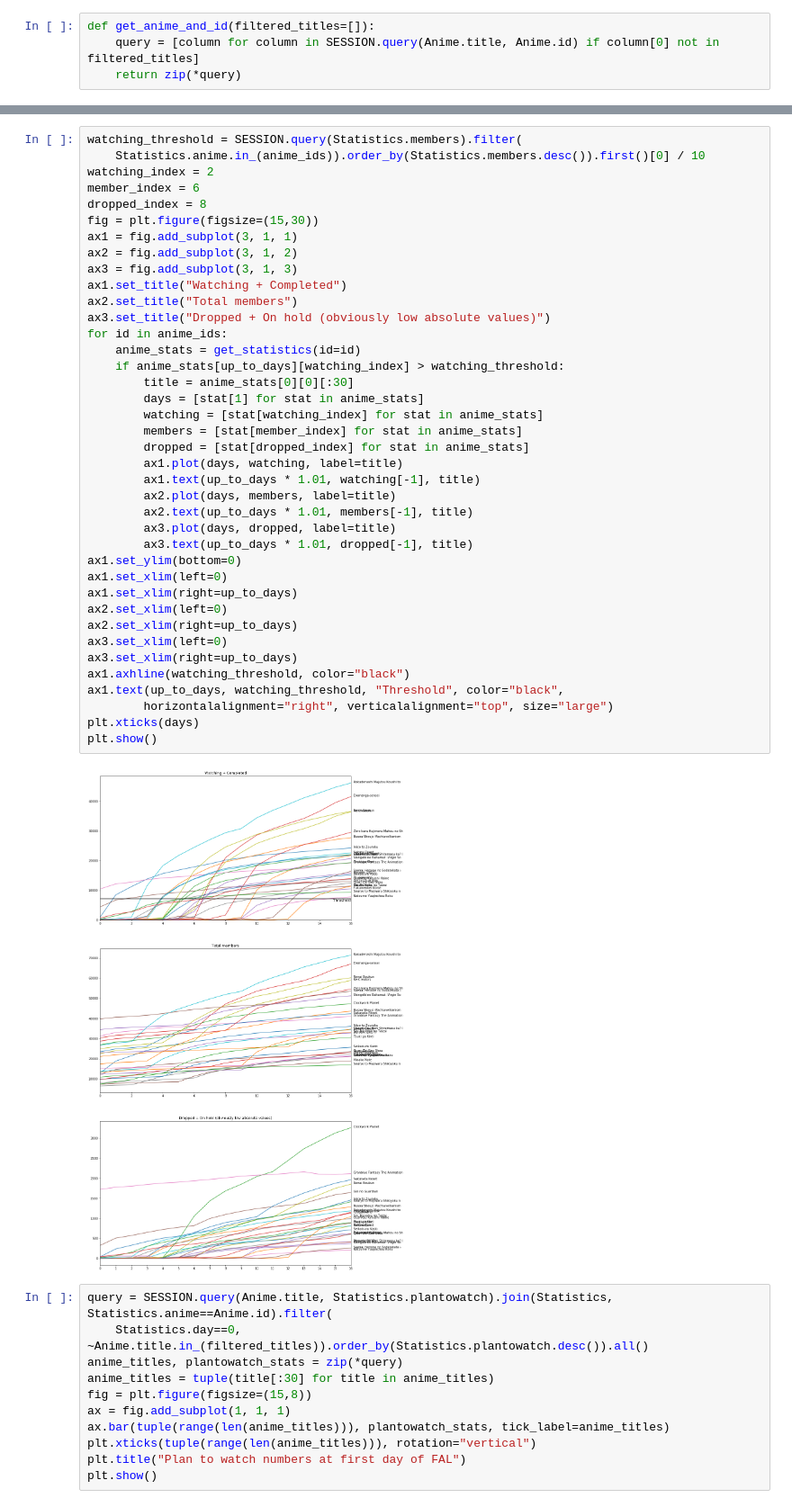
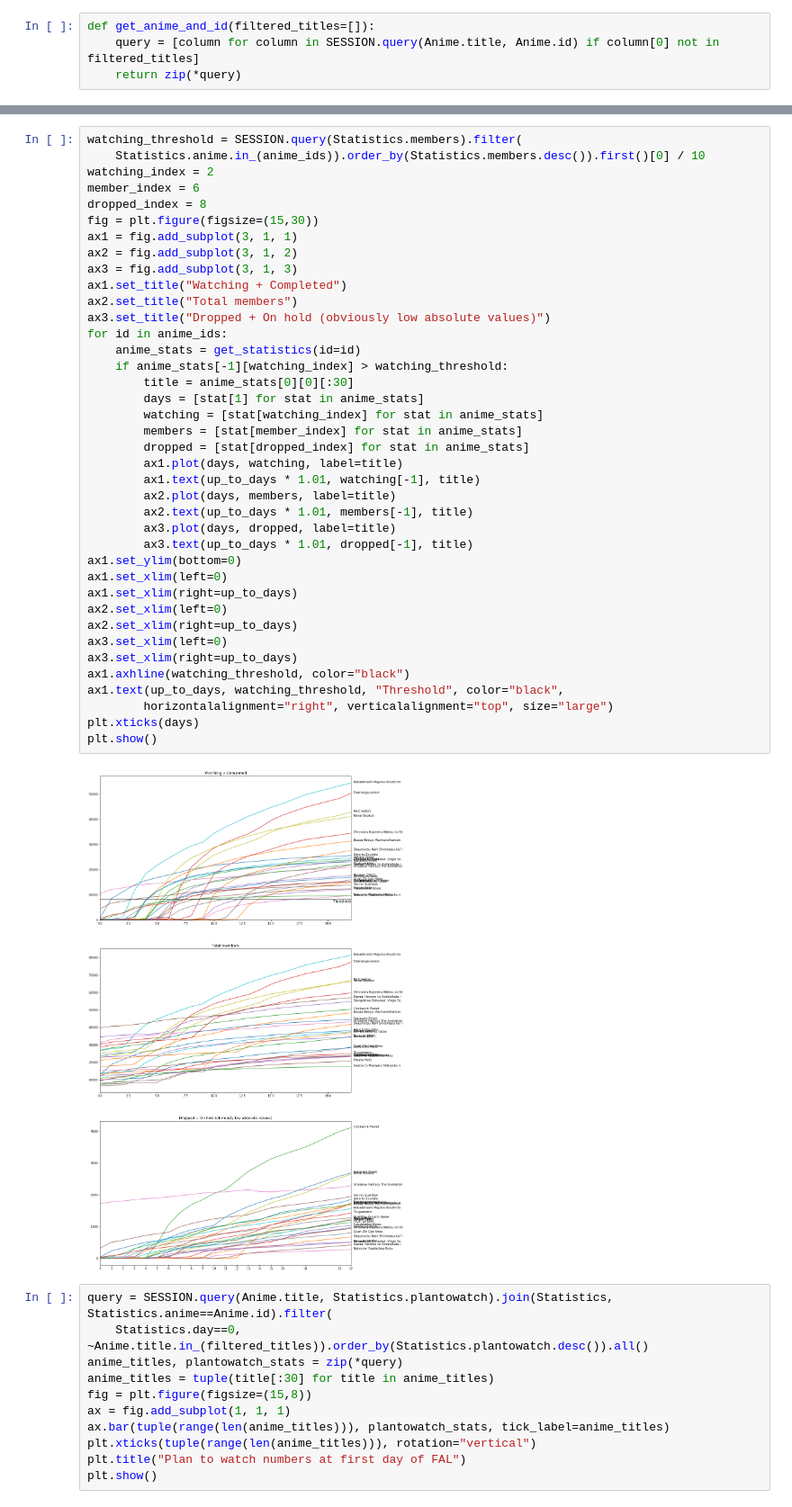
Before and after one commit to leyhline/falchooser, a Jupyter notebook: analysis.ipynb, the cells around one changed output, grey strips where cells are left out. Shown at 90% size. Cells and saved outputs as stored; diff of their text form.

```diff
--- a/analysis.ipynb
+++ b/analysis.ipynb
@@ -71,35 +95,35 @@ ax2 = fig.add_subplot(3, 1, 2)
 ax3 = fig.add_subplot(3, 1, 3)
 ax1.set_title("Watching + Completed")
 ax2.set_title("Total members")
 ax3.set_title("Dropped + On hold (obviously low absolute values)")
 for id in anime_ids:
     anime_stats = get_statistics(id=id)
-    if anime_stats[up_to_days][watching_index] > watching_threshold:
+    if anime_stats[-1][watching_index] > watching_threshold:
         title = anime_stats[0][0][:30]
         days = [stat[1] for stat in anime_stats]
         watching = [stat[watching_index] for stat in anime_stats]
         members = [stat[member_index] for stat in anime_stats]
         dropped = [stat[dropped_index] for stat in anime_stats]
         ax1.plot(days, watching, label=title)
         ax1.text(up_to_days * 1.01, watching[-1], title)
         ax2.plot(days, members, label=title)
         ax2.text(up_to_days * 1.01, members[-1], title)
         ax3.plot(days, dropped, label=title)
         ax3.text(up_to_days * 1.01, dropped[-1], title)
 ax1.set_ylim(bottom=0)
 ax1.set_xlim(left=0)
 ax1.set_xlim(right=up_to_days)
 ax2.set_xlim(left=0)
 ax2.set_xlim(right=up_to_days)
 ax3.set_xlim(left=0)
 ax3.set_xlim(right=up_to_days)
 ax1.axhline(watching_threshold, color="black")
 ax1.text(up_to_days, watching_threshold, "Threshold", color="black",
         horizontalalignment="right", verticalalignment="top", size="large")
 plt.xticks(days)
 plt.show()
 # %% [output]
-[figure, old version]
+[figure, new version]
 # %%
 query = SESSION.query(Anime.title, Statistics.plantowatch).join(Statistics, Statistics.anime==Anime.id).filter(
     Statistics.day==0, ~Anime.title.in_(filtered_titles)).order_by(Statistics.plantowatch.desc()).all()
```
Also changed, not shown: parts of 6 cells of this notebook.
